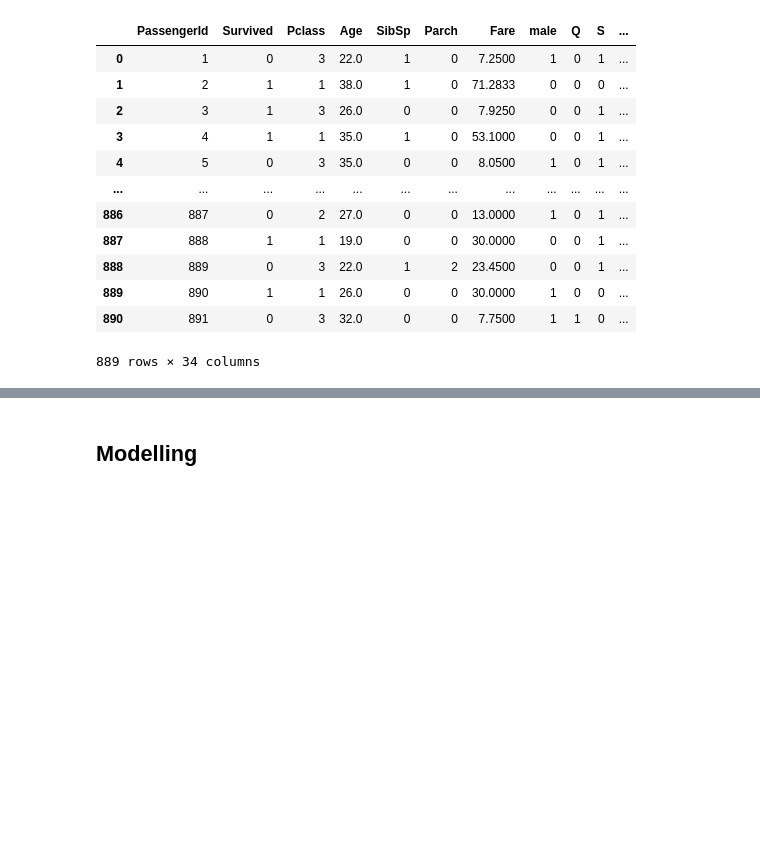
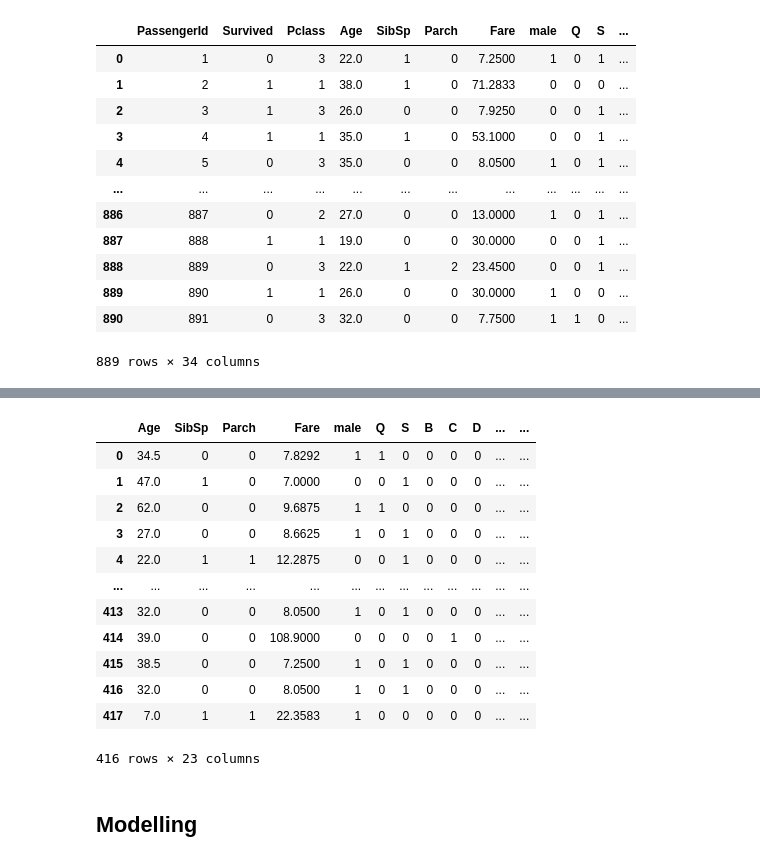
Before and after one commit to nikhiljose-AI/TitanicSurvival, a Jupyter notebook: titanicsurvivalClassification.ipynb, the cells around one changed output, grey strips where cells are left out. Drawn from its saved outputs; the diff is of its cells as text; code cells hidden in the pictures; blank space fills up the shorter version.

```diff
--- a/titanicsurvivalClassification.ipynb
+++ b/titanicsurvivalClassification.ipynb
@@ -507,4 +627,21 @@ titanic_tr
 889 rows × 34 columns
+# %%
+test_df.drop(columns=['PassengerId'],inplace=True)
+test_df
+# %% [output]
+|  | Age | SibSp | Parch | Fare | male | Q | S | B | C | D | ... | ... |
+| 0 | 34.5 | 0 | 0 | 7.8292 | 1 | 1 | 0 | 0 | 0 | 0 | ... | ... |
+| 1 | 47.0 | 1 | 0 | 7.0000 | 0 | 0 | 1 | 0 | 0 | 0 | ... | ... |
+| 2 | 62.0 | 0 | 0 | 9.6875 | 1 | 1 | 0 | 0 | 0 | 0 | ... | ... |
+| 3 | 27.0 | 0 | 0 | 8.6625 | 1 | 0 | 1 | 0 | 0 | 0 | ... | ... |
+| 4 | 22.0 | 1 | 1 | 12.2875 | 0 | 0 | 1 | 0 | 0 | 0 | ... | ... |
+| ... | ... | ... | ... | ... | ... | ... | ... | ... | ... | ... | ... | ... |
+| 413 | 32.0 | 0 | 0 | 8.0500 | 1 | 0 | 1 | 0 | 0 | 0 | ... | ... |
+| 414 | 39.0 | 0 | 0 | 108.9000 | 0 | 0 | 0 | 0 | 1 | 0 | ... | ... |
+| 415 | 38.5 | 0 | 0 | 7.2500 | 1 | 0 | 1 | 0 | 0 | 0 | ... | ... |
+| 416 | 32.0 | 0 | 0 | 8.0500 | 1 | 0 | 1 | 0 | 0 | 0 | ... | ... |
+| 417 | 7.0 | 1 | 1 | 22.3583 | 1 | 0 | 0 | 0 | 0 | 0 | ... | ... |
+416 rows × 23 columns
 # %% [markdown]
 ## Modelling
 # %%
```
Also changed, not shown: parts of 23 cells of this notebook.
